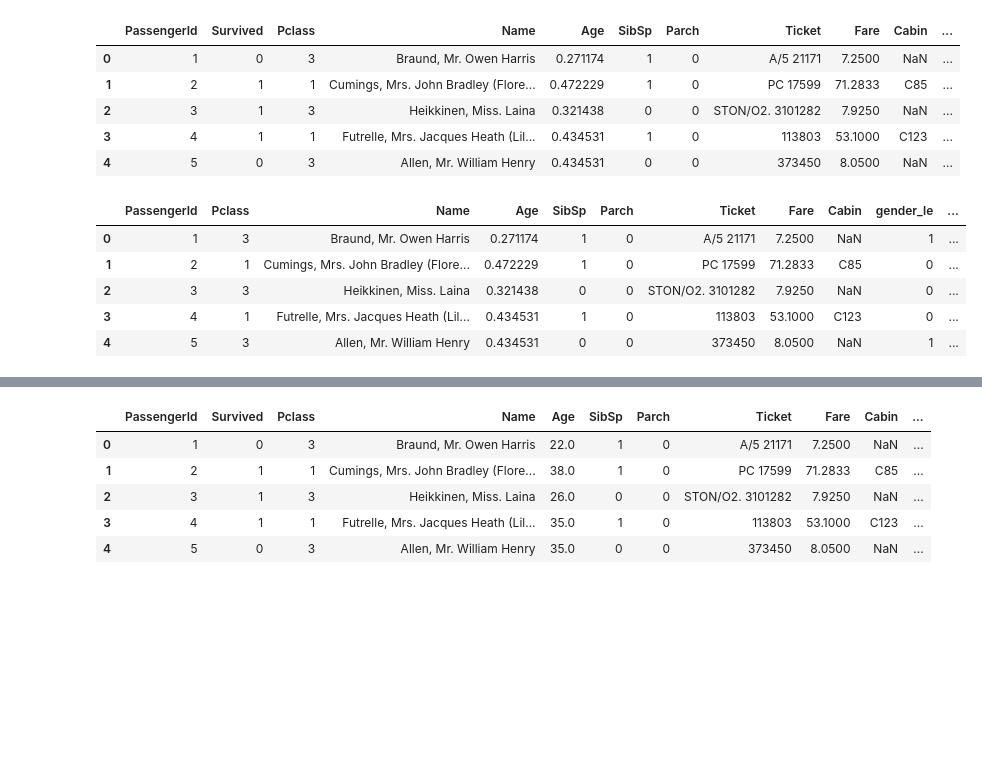
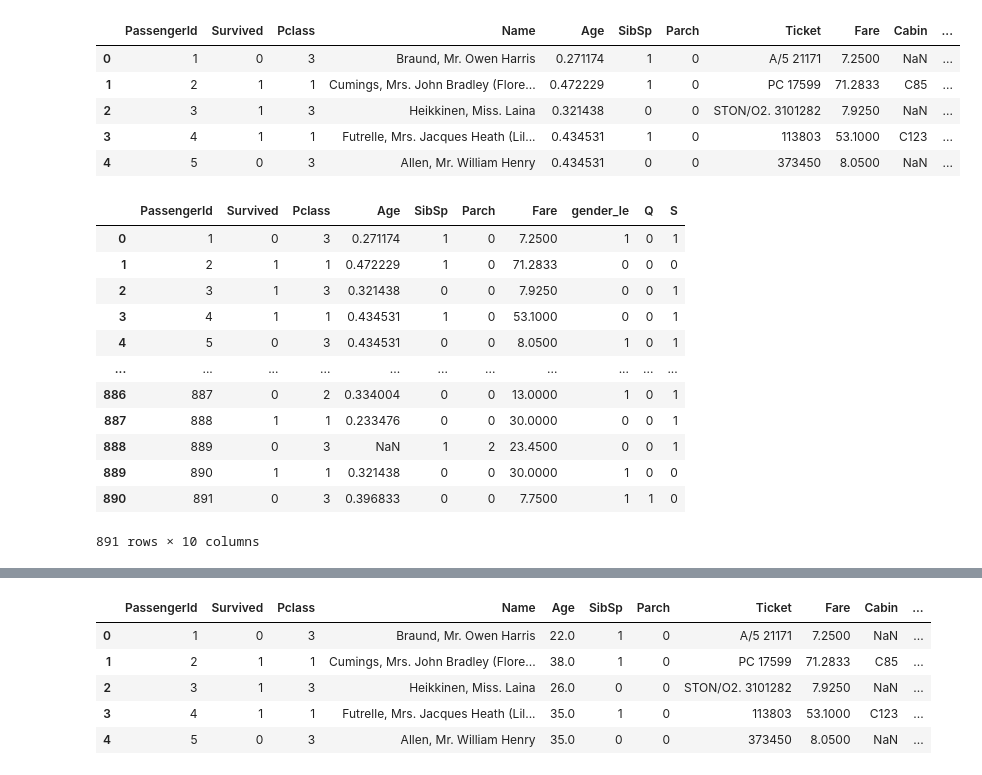
Before and after one commit to MdImran2021/DS_Days, a Jupyter notebook: Day4.ipynb, the cells around one changed output, grey strips where cells are left out. Saved outputs shown, nothing was run; the diff lists cells and outputs as text; code cells hidden in the pictures; blank space fills up the shorter version.

```diff
--- a/Day4.ipynb
+++ b/Day4.ipynb
@@ -198,12 +198,23 @@ df_2.head()
 # %%
 x = df_2.drop('Survived', axis = 1)
 y = df_2['Survived']
+# %%
+x = x.drop('Name', axis = 1)
+# %%
+x = x.drop('Ticket', axis = 1)
 # %%
-x.head()
+x
 # %% [output]
-|  | PassengerId | Pclass | Name | Age | SibSp | Parch | Ticket | Fare | Cabin | gender_le | ... |
-| 0 | 1 | 3 | Braund, Mr. Owen Harris | 0.271174 | 1 | 0 | A/5 21171 | 7.2500 | NaN | 1 | ... |
-| 1 | 2 | 1 | Cumings, Mrs. John Bradley (Flore... | 0.472229 | 1 | 0 | PC 17599 | 71.2833 | C85 | 0 | ... |
-| 2 | 3 | 3 | Heikkinen, Miss. Laina | 0.321438 | 0 | 0 | STON/O2. 3101282 | 7.9250 | NaN | 0 | ... |
-| 3 | 4 | 1 | Futrelle, Mrs. Jacques Heath (Lil... | 0.434531 | 1 | 0 | 113803 | 53.1000 | C123 | 0 | ... |
-| 4 | 5 | 3 | Allen, Mr. William Henry | 0.434531 | 0 | 0 | 373450 | 8.0500 | NaN | 1 | ... |
+|  | PassengerId | Survived | Pclass | Age | SibSp | Parch | Fare | gender_le | Q | S |
+| 0 | 1 | 0 | 3 | 0.271174 | 1 | 0 | 7.2500 | 1 | 0 | 1 |
+| 1 | 2 | 1 | 1 | 0.472229 | 1 | 0 | 71.2833 | 0 | 0 | 0 |
+| 2 | 3 | 1 | 3 | 0.321438 | 0 | 0 | 7.9250 | 0 | 0 | 1 |
+| 3 | 4 | 1 | 1 | 0.434531 | 1 | 0 | 53.1000 | 0 | 0 | 1 |
+| 4 | 5 | 0 | 3 | 0.434531 | 0 | 0 | 8.0500 | 1 | 0 | 1 |
+| ... | ... | ... | ... | ... | ... | ... | ... | ... | ... | ... |
+| 886 | 887 | 0 | 2 | 0.334004 | 0 | 0 | 13.0000 | 1 | 0 | 1 |
+| 887 | 888 | 1 | 1 | 0.233476 | 0 | 0 | 30.0000 | 0 | 0 | 1 |
+| 888 | 889 | 0 | 3 | NaN | 1 | 2 | 23.4500 | 0 | 0 | 1 |
+| 889 | 890 | 1 | 1 | 0.321438 | 0 | 0 | 30.0000 | 1 | 0 | 0 |
+| 890 | 891 | 0 | 3 | 0.396833 | 0 | 0 | 7.7500 | 1 | 1 | 0 |
+891 rows × 10 columns
```
Also changed, not shown: parts of 4 cells of this notebook.
